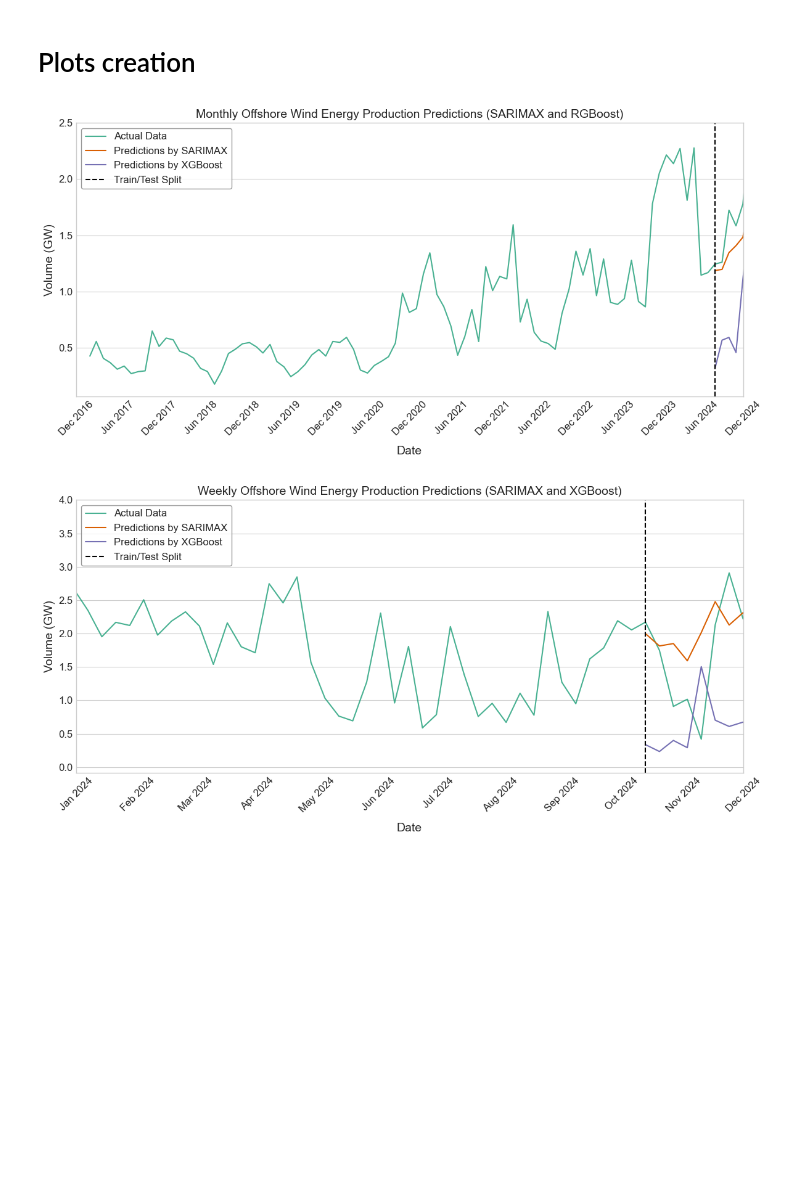
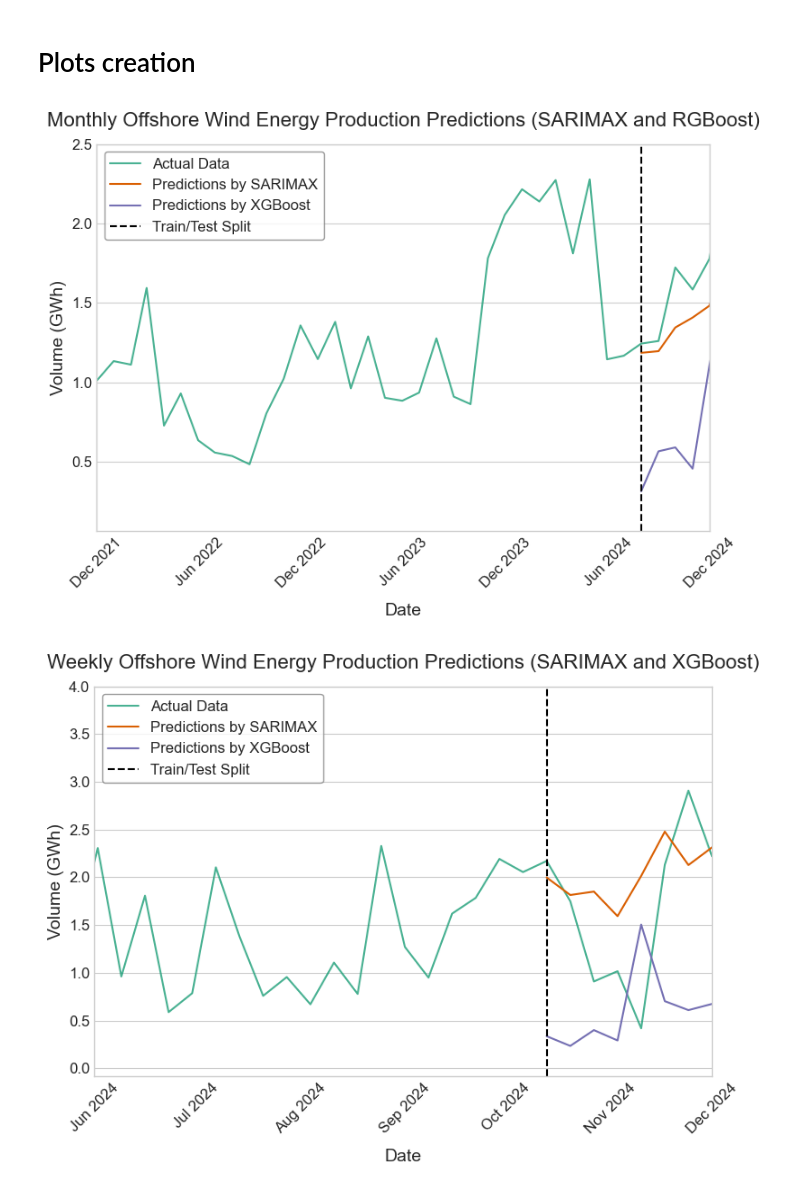
Before and after one commit to benrodion/Watts-next, a Jupyter notebook: Results_visuals.ipynb, the cells around one changed output. Saved outputs shown, nothing was run; the diff lists cells and outputs as text; code cells hidden in the pictures; blank space fills up the shorter version.

Commit message:
Plots updated

```diff
--- a/Results_visuals.ipynb
+++ b/Results_visuals.ipynb
@@ -871,21 +871,21 @@ def millions(x, pos):
     return f'{x * 1e-6:.1f}'
 
 # ===== Monthly - Offshore =====
-plt.figure(figsize=(12, 6))
+plt.figure(figsize=(8, 6))
 plt.plot(pd.to_datetime(off_df_m.index), off_df_m['volume'], label='Actual Data', color='#1b9e77', alpha = 0.8)
 plt.plot(pd.to_datetime(y_test_off_m.index), predictions_m_off, label='Predictions by SARIMAX', color='#d95f02')
 plt.plot(pd.to_datetime(y_test_off_m.index), XGB_pred_month_offshore, label='Predictions by XGBoost', color='#7570b3')
 split_date = pd.to_datetime(y_test_off_m.index[0], format = '%Y-%m-%d')
 plt.axvline(x=split_date, color='k', linestyle='--', label='Train/Test Split')
-plt.title('Monthly Offshore Wind Energy Production Predictions (SARIMAX and RGBoost)')
+plt.title('Monthly Offshore Wind Energy Production Predictions (SARIMAX and RGBoost)', pad = 14, size = 16)
 plt.xlabel('Date', labelpad=10, size=14)
 plt.gca().yaxis.set_major_formatter(FuncFormatter(millions))
-plt.ylabel('Volume (GW)', size=14)
+plt.ylabel('Volume (GWh)', size=14)
 plt.grid(axis = 'x')
 plt.xticks(rotation=45)
 plt.gca().xaxis.set_major_locator(mdates.MonthLocator(interval=6))
 plt.gca().xaxis.set_major_formatter(mdates.DateFormatter('%b %Y'))
-plt.xlim(pd.to_datetime('2016-12'), pd.to_datetime('2024-12'))
+plt.xlim(pd.to_datetime('2021-12'), pd.to_datetime('2024-12'))
 plt.ylim(top=2_500_000)
 plt.tick_params(axis='both', labelsize=12)
 plt.tight_layout()
@@ -894,21 +894,21 @@ plt.savefig('plots/off_m.png', dpi=300, bbox_inches='tight')
 plt.show()
 
 # ===== Weekly - Offshore =====
-plt.figure(figsize=(12, 6))
+plt.figure(figsize=(8, 6))
 plt.plot(pd.to_datetime(off_df_w.index), off_df_w['volume'], label='Actual Data', color='#1b9e77', alpha = 0.8)
 plt.plot(pd.to_datetime(y_test_off_w.index), predictions_w_off, label='Predictions by SARIMAX', color='#d95f02')
 plt.plot(pd.to_datetime(y_test_off_w.index), XGB_pred_week_offshore, label='Predictions by XGBoost', color='#7570b3')
 split_date = pd.to_datetime(y_test_off_w.index[0], format = '%Y-%m-%d')
 plt.axvline(x=split_date, color='k', linestyle='--', label='Train/Test Split')
-plt.title('Weekly Offshore Wind Energy Production Predictions (SARIMAX and XGBoost)')
+plt.title('Weekly Offshore Wind Energy Production Predictions (SARIMAX and XGBoost)', pad = 14, size = 16)
 plt.xlabel('Date', labelpad=10, size=14)
 plt.gca().yaxis.set_major_formatter(FuncFormatter(millions))
-plt.ylabel('Volume (GW)', size=14)
+plt.ylabel('Volume (GWh)', size=14)
 plt.grid(axis = 'x')
 plt.xticks(rotation=45)
 plt.gca().xaxis.set_major_locator(mdates.MonthLocator(interval=1))
 plt.gca().xaxis.set_major_formatter(mdates.DateFormatter('%b %Y'))
-plt.xlim(pd.to_datetime('2024-01'), pd.to_datetime('2024-12'))
+plt.xlim(pd.to_datetime('2024-06'), pd.to_datetime('2024-12'))
 plt.ylim(top=4_000_000)
 plt.tick_params(axis='both', labelsize=12)
 plt.tight_layout()
@@ -917,21 +917,21 @@ plt.savefig('plots/off_w.png', dpi=300, bbox_inches='tight')
 plt.show()
 
 # ===== Daily - Offshore =====
-plt.figure(figsize=(12, 6))
+plt.figure(figsize=(8, 6))
 plt.plot(pd.to_datetime(off_df_d.index), off_df_d['volume'], label='Actual Data', color='#1b9e77', alpha = 0.8)
 plt.plot(pd.to_datetime(y_test_off_d.index), predictions_d_off, label='Predictions by SARIMAX', color='#d95f02')
 plt.plot(pd.to_datetime(y_test_off_d.index), XGB_pred_day_offshore, label='Predictions by XGBoost', color='#7570b3')
 split_date = pd.to_datetime(y_test_off_d.index[0], format = '%Y-%m-%d')
 plt.axvline(x=split_date, color='k', linestyle='--', label='Train/Test Split')
-plt.title('Daily Offshore Wind Energy Production Predictions (SARIMAX and XGBoost)')
+plt.title('Daily Offshore Wind Energy Production Predictions (SARIMAX and XGBoost)', pad = 14, size = 16)
 plt.xlabel('Date', labelpad=10, size=14)
 plt.gca().yaxis.set_major_formatter(FuncFormatter(millions))
-plt.ylabel('Volume (GW)', size=14)
+plt.ylabel('Volume (GWh)', size=14)
 plt.grid(axis = 'x')
 plt.xticks(rotation=45)
 plt.gca().xaxis.set_major_locator(mdates.MonthLocator(interval=1))
 plt.gca().xaxis.set_major_formatter(mdates.DateFormatter('%b %Y'))
-plt.xlim(pd.to_datetime('2024-07'), pd.to_datetime('2024-12'))
+plt.xlim(pd.to_datetime('2024-09'), pd.to_datetime('2024-12'))
 plt.ylim(top=5_000_000)
 plt.tick_params(axis='both', labelsize=12)
 plt.tight_layout()
@@ -940,21 +940,21 @@ plt.savefig('plots/off_d.png', dpi=300, bbox_inches='tight')
 plt.show()
 
 # ===== Hourly - Offshore =====
-plt.figure(figsize=(12, 6))
+plt.figure(figsize=(8, 6))
 plt.plot(pd.to_datetime(off_df.index), off_df['volume'], label='Actual Data', color='#1b9e77', alpha = 0.8)
 plt.plot(pd.to_datetime(y_test_off_h.index), ens_pred_off_h, label='Predictions by Ensemble (Poly+RF)', color='#d95f02')
 plt.plot(pd.to_datetime(y_test_off_h.index), XGB_pred_offshore, label='Predictions by XGBoost', color='#7570b3')
 split_date = pd.to_datetime(y_test_off_h.index[0], format = '%Y-%m-%d')
 plt.axvline(x=split_date, color='k', linestyle='--', label='Train/Test Split')
-plt.title('Hourly Offshore Wind Energy Production Predictions (Polynomial+Random Forest and XGBoost)')
+plt.title('Hourly Offshore Wind Energy Production Predictions (Polynomial+Random Forest and \nXGBoost)', pad = 14, size = 16)
 plt.xlabel('Date', labelpad=10, size=14)
 plt.gca().yaxis.set_major_formatter(FuncFormatter(millions))
-plt.ylabel('Volume (GW)', size=14)
+plt.ylabel('Volume (GWh)', size=14)
 plt.grid(axis = 'x')
 plt.xticks(rotation=45)
 plt.gca().xaxis.set_major_locator(mdates.DayLocator(interval=7))
 plt.gca().xaxis.set_major_formatter(mdates.DateFormatter('%d %b %Y'))
-plt.xlim(pd.to_datetime('2024-12-01'), pd.to_datetime('2024-12-31'))
+plt.xlim(pd.to_datetime('2024-12-06'), pd.to_datetime('2024-12-31'))
 plt.ylim(top=5_000_000)
 plt.tick_params(axis='both', labelsize=12)
 plt.tight_layout()
@@ -964,22 +964,22 @@ plt.show()
 
 
 # ===== Monthly - onshore =====
-plt.figure(figsize=(12, 6))
+plt.figure(figsize=(8, 6))
 plt.plot(pd.to_datetime(on_df_m.index), on_df_m['volume'], label='Actual Data', color='#1b9e77', alpha = 0.8)
 plt.plot(pd.to_datetime(y_test_on_m.index), predictions_m_on, label='Predictions by SARIMAX', color='#d95f02')
 plt.plot(pd.to_datetime(y_test_on_m.index), XGB_pred_month_onshore, label='Predictions by XGBoost', color='#7570b3')
 split_date = pd.to_datetime(y_test_on_m.index[0], format = '%Y-%m-%d')
 plt.axvline(x=split_date, color='k', linestyle='--', label='Train/Test Split')
-plt.title('Monthly Onshore Wind Energy Production Predictions (SARIMAX and RGBoost)')
+plt.title('Monthly Onshore Wind Energy Production Predictions (SARIMAX and RGBoost)', pad = 14, size = 16)
 plt.xlabel('Date', labelpad=10, size=14)
 plt.gca().yaxis.set_major_formatter(FuncFormatter(millions))
-plt.ylabel('Volume (GW)', size=14)
+plt.ylabel('Volume (GWh)', size=14)
 plt.grid(axis = 'x')
 plt.xticks(rotation=45)
 plt.gca().xaxis.set_major_locator(mdates.MonthLocator(interval=6))
 plt.gca().xaxis.set_major_formatter(mdates.DateFormatter('%b %Y'))
-plt.xlim(pd.to_datetime('2016-12'), pd.to_datetime('2024-12'))
-plt.ylim(top=2_500_000)
+plt.xlim(pd.to_datetime('2021-12'), pd.to_datetime('2024-12'))
+plt.ylim(top=3_000_000)
 plt.tick_params(axis='both', labelsize=12)
 plt.tight_layout()
 plt.legend(loc='best', fontsize=12, frameon=True, facecolor='white', edgecolor='grey', fancybox=True, framealpha = 0.8)
@@ -987,21 +987,21 @@ plt.savefig('plots/on_m.png', dpi=300, bbox_inches='tight')
 plt.show()
 
 # ===== Weekly - onshore =====
-plt.figure(figsize=(12, 6))
+plt.figure(figsize=(8, 6))
 plt.plot(pd.to_datetime(on_df_w.index), on_df_w['volume'], label='Actual Data', color='#1b9e77', alpha = 0.8)
 plt.plot(pd.to_datetime(y_test_on_w.index), predictions_w_on, label='Predictions by SARIMAX', color='#d95f02')
 plt.plot(pd.to_datetime(y_test_on_w.index), XGB_pred_week_onshore, label='Predictions by XGBoost', color='#7570b3')
 split_date = pd.to_datetime(y_test_on_w.index[0], format = '%Y-%m-%d')
 plt.axvline(x=split_date, color='k', linestyle='--', label='Train/Test Split')
-plt.title('Weekly Onshore Wind Energy Production Predictions (SARIMAX and XGBoost)')
+plt.title('Weekly Onshore Wind Energy Production Predictions (SARIMAX and XGBoost)', pad = 14, size = 16)
 plt.xlabel('Date', labelpad=10, size=14)
 plt.gca().yaxis.set_major_formatter(FuncFormatter(millions))
-plt.ylabel('Volume (GW)', size=14)
+plt.ylabel('Volume (GWh)', size=14)
 plt.grid(axis = 'x')
 plt.xticks(rotation=45)
 plt.gca().xaxis.set_major_locator(mdates.MonthLocator(interval=1))
 plt.gca().xaxis.set_major_formatter(mdates.DateFormatter('%b %Y'))
-plt.xlim(pd.to_datetime('2024-01'), pd.to_datetime('2024-12'))
+plt.xlim(pd.to_datetime('2024-06'), pd.to_datetime('2024-12'))
 plt.ylim(top=4_000_000)
 plt.tick_params(axis='both', labelsize=12)
 plt.tight_layout()
@@ -1010,50 +1010,50 @@ plt.savefig('plots/on_w.png', dpi=300, bbox_inches='tight')
 plt.show()
 
 # ===== Daily - onshore =====
-plt.figure(figsize=(12, 6))
+plt.figure(figsize=(8, 6))
 plt.plot(pd.to_datetime(on_df_d.index), on_df_d['volume'], label='Actual Data', color='#1b9e77', alpha = 0.8)
 plt.plot(pd.to_datetime(y_test_on_d.index), predictions_d_on, label='Predictions by SARIMAX', color='#d95f02')
 plt.plot(pd.to_datetime(y_test_on_d.index), XGB_pred_day_onshore, label='Predictions by XGBoost', color='#7570b3')
 split_date = pd.to_datetime(y_test_on_d.index[0], format = '%Y-%m-%d')
 plt.axvline(x=split_date, color='k', linestyle='--', label='Train/Test Split')
-plt.title('Daily Onshore Wind Energy Production Predictions (SARIMAX and XGBoost)')
+plt.title('Daily Onshore Wind Energy Production Predictions (SARIMAX and XGBoost)', pad = 14, size = 16)
 plt.xlabel('Date', labelpad=10, size=14)
 plt.gca().yaxis.set_major_formatter(FuncFormatter(millions))
-plt.ylabel('Volume (GW)', size=14)
+plt.ylabel('Volume (GWh)', size=14)
 plt.grid(axis = 'x')
 plt.xticks(rotation=45)
 plt.gca().xaxis.set_major_locator(mdates.MonthLocator(interval=1))
 plt.gca().xaxis.set_major_formatter(mdates.DateFormatter('%b %Y'))
-plt.xlim(pd.to_datetime('2024-07'), pd.to_datetime('2024-12'))
+plt.xlim(pd.to_datetime('2024-09'), pd.to_datetime('2024-12'))
 plt.ylim(top=5_000_000)
 plt.tick_params(axis='both', labelsize=12)
 plt.tight_layout()
 plt.legend(loc='best', fontsize=12, frameon=True, facecolor='white', edgecolor='grey', fancybox=True, framealpha = 0.8)
 plt.savefig('plots/on_d.png', dpi=300, bbox_inches='tight')
 plt.show()
 
 # ===== Hourly - onshore =====
-plt.figure(figsize=(12, 6))
+plt.figure(figsize=(8, 6))
 plt.plot(pd.to_datetime(on_df.index), on_df['volume'], label='Actual Data', color='#1b9e77', alpha = 0.8)
 plt.plot(pd.to_datetime(y_test_on_h.index), ens_pred_on_h, label='Predictions by Ensemble (Poly+RF)', color='#d95f02')
 plt.plot(pd.to_datetime(y_test_on_h.index), XGB_pred_onshore, label='Predictions by XGBoost', color='#7570b3')
 split_date = pd.to_datetime(y_test_on_h.index[0], format = '%Y-%m-%d')
 plt.axvline(x=split_date, color='k', linestyle='--', label='Train/Test Split')
-plt.title('Hourly Onshore Wind Energy Production Predictions (Polynomial+Random Forest and XGBoost)')
+plt.title('Hourly Onshore Wind Energy Production Predictions (Polynomial+Random Forest and \nXGBoost)', pad = 14, size = 16)
 plt.xlabel('Date', labelpad=10, size=14)
 plt.gca().yaxis.set_major_formatter(FuncFormatter(millions))
-plt.ylabel('Volume (GW)', size=14)
+plt.ylabel('Volume (GWh)', size=14)
 plt.grid(axis = 'x')
 plt.xticks(rotation=45)
 plt.gca().xaxis.set_major_locator(mdates.DayLocator(interval=7))
 plt.gca().xaxis.set_major_formatter(mdates.DateFormatter('%d %b %Y'))
-plt.xlim(pd.to_datetime('2024-12-01'), pd.to_datetime('2024-12-31'))
+plt.xlim(pd.to_datetime('2024-12-06'), pd.to_datetime('2024-12-31'))
 plt.ylim(top=5_000_000)
 plt.tick_params(axis='both', labelsize=12)
 plt.tight_layout()
 plt.legend(loc='upper left', fontsize=12, frameon=True, facecolor='white', edgecolor='grey', fancybox=True, framealpha = 0.8)
 plt.savefig('plots/on_h.png', dpi=300, bbox_inches='tight')
 plt.show()
 # %% [output]
-[figure, old version]
+[figure, new version]
-[figure, old version]
+[figure, new version]
```
Also changed, not shown: parts of 1 cell of this notebook, 12 other files.
